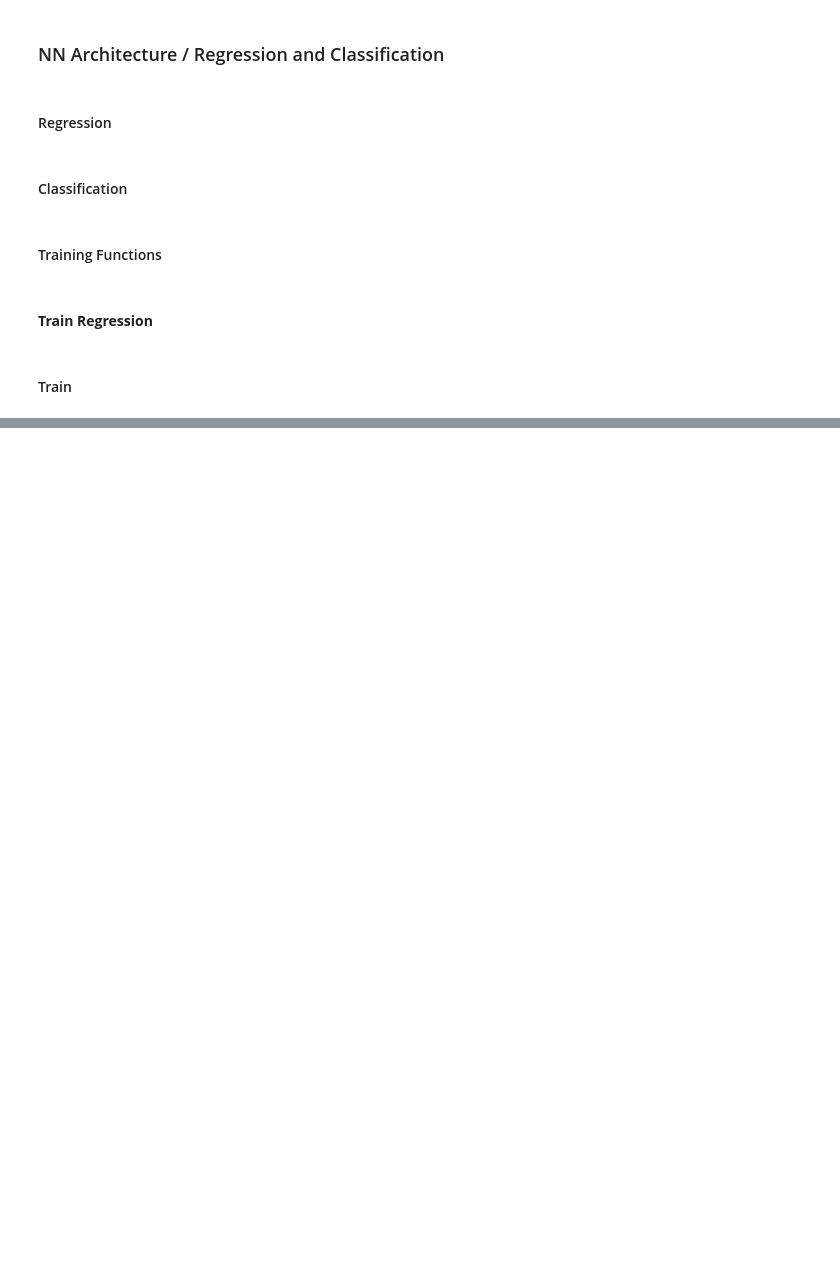
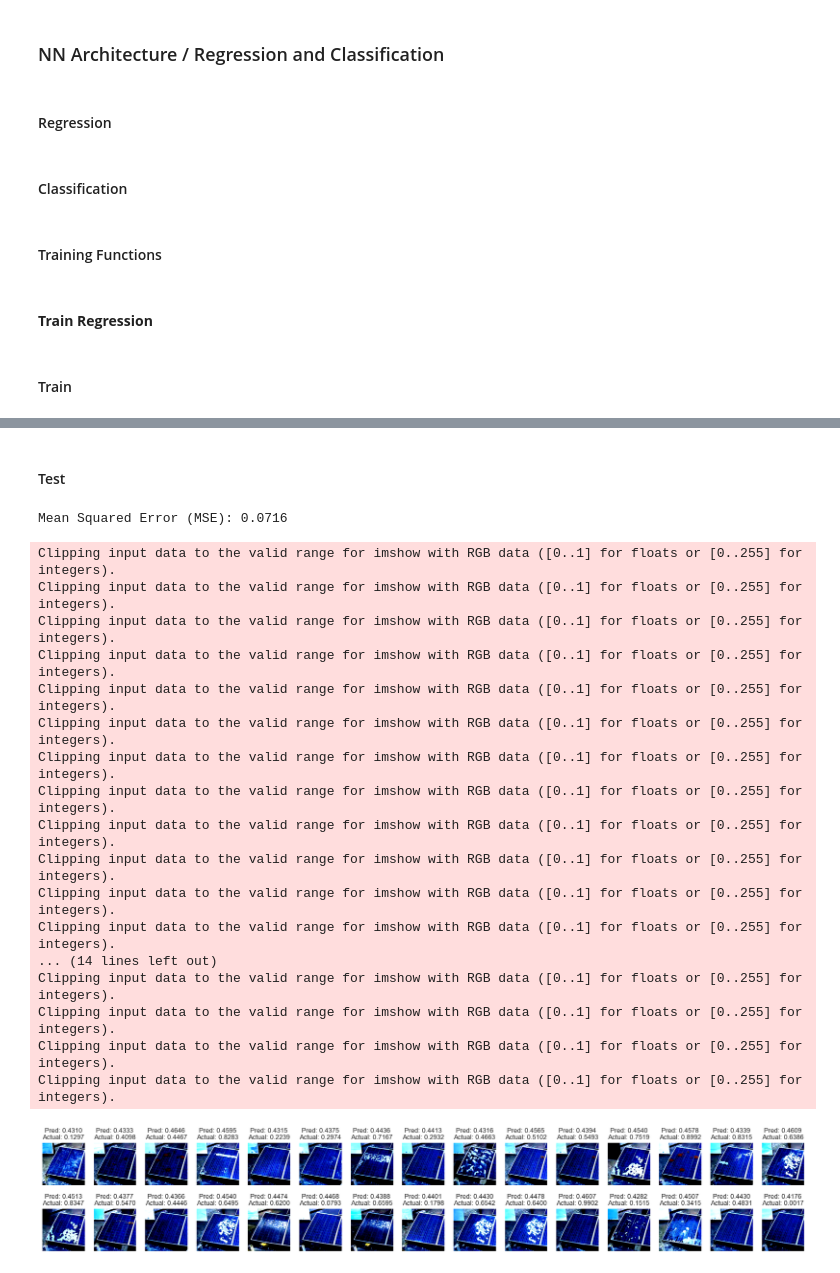
Before and after one commit to tomasrodriguesf1/CV-Project, a Jupyter notebook: ML_Pipeline.ipynb, the cells around one changed output, grey strips where cells are left out. Drawn from its saved outputs; the diff is of its cells as text; code cells hidden in the pictures; blank space fills up the shorter version.

```diff
--- a/ML_Pipeline.ipynb
+++ b/ML_Pipeline.ipynb
@@ -222,8 +222,7 @@ class CustomCNN(nn.Module):
 # %% [markdown]
 #### **Train Regression**
 # %%
-def train_regression(model, dataloader, num_epochs=10):
-
+def train(model, dataloader, num_epochs=10):
     optimizer = torch.optim.Adam(model.parameters(), lr=0.001)
     criterion = torch.nn.MSELoss()
 
@@ -240,8 +239,6 @@ def train_regression(model, dataloader, num_epochs=10):
                 optimizer.step()
 
                 running_loss += loss.item()
-
-
                 pbar.update(1)
                 pbar.set_postfix({'loss': running_loss / (pbar.n + 1)})
 
@@ -252,5 +249,5 @@ def train_regression(model, dataloader, num_epochs=10):
 # %%
 model = RegressionCNN()
 # %%
-train_regression(model, train_dataloader, num_epochs=3)
+train(model, train_dataloader, num_epochs=3)
 # %% [output]
@@ -259,0 +257,2 @@ Epoch 3/3, Loss: 0.0785
+# %% [markdown]
+#### Test
@@ -259,0 +276,42 @@ Epoch 3/3, Loss: 0.0785
+# %%
+test_regression(model, test_dataloader)
+# %% [output]
+Mean Squared Error (MSE): 0.0716
+# %%
+for images, targets in test_dataloader:
+    break
+
+outputs = model(images)
+predictions = outputs.detach().numpy()
+
+images = images.numpy()
+
+fig = plt.figure(figsize=(25, 4))
+
+for idx in range(30):  # Adjust the number of samples to visualize as needed
+    ax = fig.add_subplot(2, 15, idx + 1, xticks=[], yticks=[])
+    ax.imshow(np.transpose(images[idx], (1, 2, 0)))  # Assuming images are in (batch_size, channels, height, width) format
+
+    # Set the title with predicted and true values
+    ax.set_title('Pred: {:.4f}\nActual: {:.4f}'.format(predictions[idx][0], targets[idx].item()))
+
+plt.show()
+# %% [output]
+Clipping input data to the valid range for imshow with RGB data ([0..1] for floats or [0..255] for integers).
+Clipping input data to the valid range for imshow with RGB data ([0..1] for floats or [0..255] for integers).
+Clipping input data to the valid range for imshow with RGB data ([0..1] for floats or [0..255] for integers).
+Clipping input data to the valid range for imshow with RGB data ([0..1] for floats or [0..255] for integers).
+Clipping input data to the valid range for imshow with RGB data ([0..1] for floats or [0..255] for integers).
+Clipping input data to the valid range for imshow with RGB data ([0..1] for floats or [0..255] for integers).
+Clipping input data to the valid range for imshow with RGB data ([0..1] for floats or [0..255] for integers).
+Clipping input data to the valid range for imshow with RGB data ([0..1] for floats or [0..255] for integers).
+Clipping input data to the valid range for imshow with RGB data ([0..1] for floats or [0..255] for integers).
+Clipping input data to the valid range for imshow with RGB data ([0..1] for floats or [0..255] for integers).
+Clipping input data to the valid range for imshow with RGB data ([0..1] for floats or [0..255] for integers).
+Clipping input data to the valid range for imshow with RGB data ([0..1] for floats or [0..255] for integers).
+... (14 lines left out)
+Clipping input data to the valid range for imshow with RGB data ([0..1] for floats or [0..255] for integers).
+Clipping input data to the valid range for imshow with RGB data ([0..1] for floats or [0..255] for integers).
+Clipping input data to the valid range for imshow with RGB data ([0..1] for floats or [0..255] for integers).
+Clipping input data to the valid range for imshow with RGB data ([0..1] for floats or [0..255] for integers).
+[figure, added]
```
Also changed, not shown: parts of 2 cells of this notebook.
